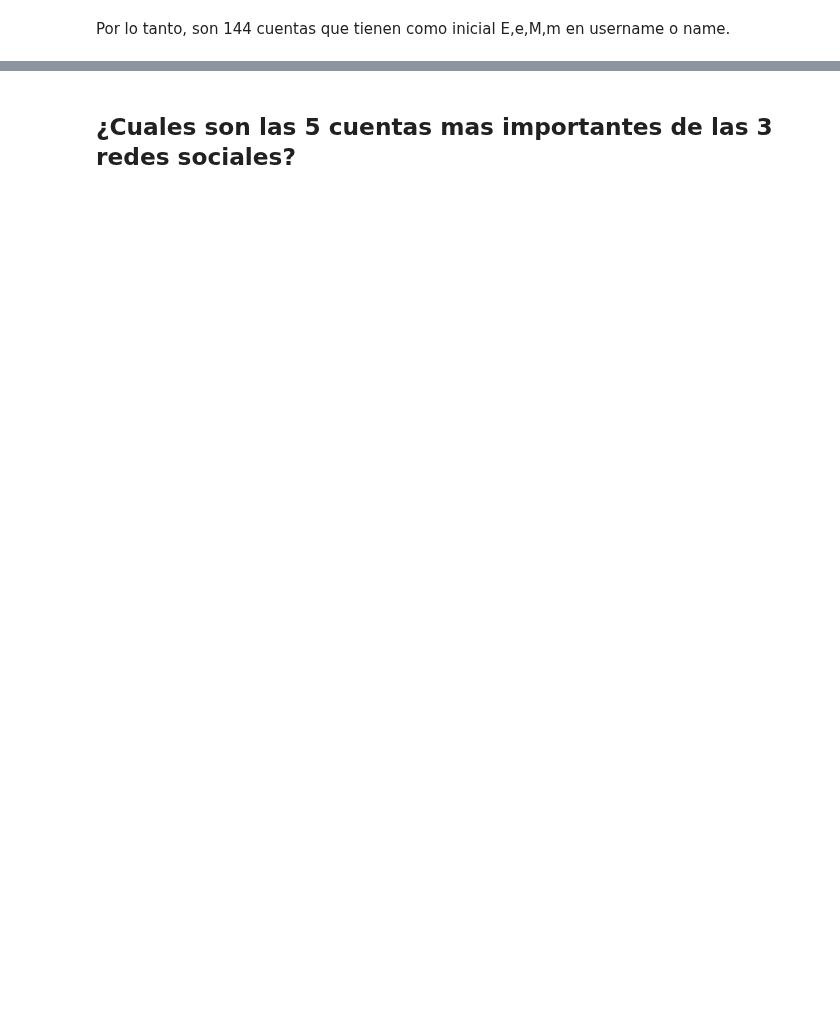
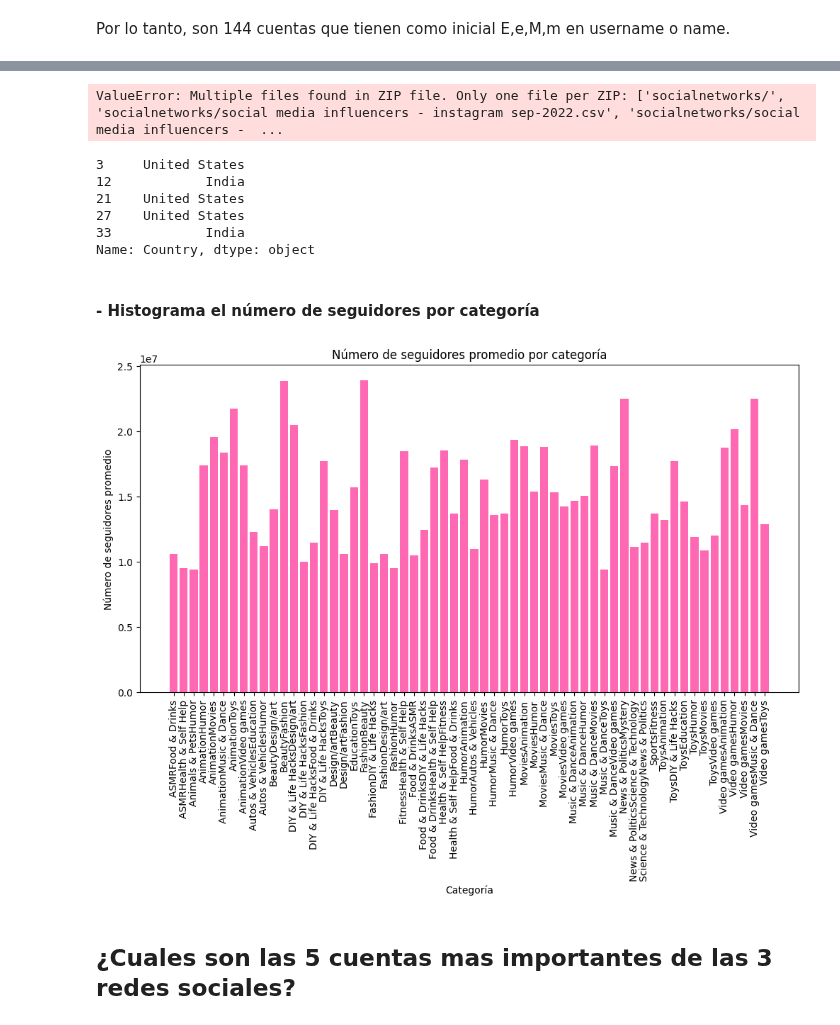
Before and after one commit to MonicaGonzalez30/CienciaDatosLasChicasSuperpoderosas, a Jupyter notebook: Proyectos/Unidad2/Redes_Sociales.ipynb, the cells around one changed output, grey strips where cells are left out. Cells and saved outputs as stored; diff of their text form; code cells hidden in the pictures; blank space fills up the shorter version.

```diff
--- a/Proyectos/Unidad2/Redes_Sociales.ipynb
+++ b/Proyectos/Unidad2/Redes_Sociales.ipynb
@@ -756,2 +892,75 @@ Por lo tanto, son 144 cuentas que tienen como inicial E,e,M,m en username o name
+# %%
+import glob
+import pandas as pd
+import re
+
+# Definir el patrón de búsqueda para los nombres de los archivos
+patron_archivo = r'^.*[yY][oO][uU][tT][uU][bB][eE].*$'
+
+# Obtener la lista de archivos de YouTube en el directorio actual
+archivos_youtube = glob.glob('*')
+
+# Lista para almacenar las categorías y países encontrados
+categorias = []
+paises = []
+
+# Iterar sobre cada archivo de YouTube
+for archivo in archivos_youtube:
+    # Leer el archivo CSV
+    df = pd.read_csv(archivo)
+
+    # Buscar las columnas de categoría y obtener sus valores únicos
+    for columna in df.columns:
+        if re.match(r'^[cC]ategory[1-3]$', columna):
+            categorias.extend(df[columna].dropna().unique())
+
+    # Obtener la columna de país y sus valores únicos
+    if 'Country' in df.columns:
+        paises.extend(df['Country'].dropna().unique())
+
+# Eliminar duplicados y ordenar las categorías y países
+categorias = sorted(set(categorias))
+paises = sorted(set(paises))
+
+# Crear la serie con las categorías y países
+serie_categorias = pd.Series(categorias)
+serie_paises = pd.Series(paises)
+
+# Mostrar la serie de categorías
+print("Categorías:")
+print(serie_categorias)
+
+# Mostrar la serie de países
+print("Países:")
+print(serie_paises)
+# %% [output]
+ValueError: Multiple files found in ZIP file. Only one file per ZIP: ['socialnetworks/', 'socialnetworks/social media influencers - instagram sep-2022.csv', 'socialnetworks/social media influencers -  ...
+# %%
+df_Youtube['Country'].head(5)
+# %% [output]
+3     United States
+12            India
+21    United States
+27    United States
+33            India
+Name: Country, dtype: object
+# %% [markdown]
+#### - Histograma el número de seguidores por categoría
+# %%
+# Primero combinamos las columnas de categoría en una sola columna
+df_Youtube['Category'] = df_Youtube['Category1'].fillna('') + df_Youtube['Category2'].fillna('')
+
+# Agrupamos los datos por categoría y luego se obtiene el promedio de suscriptores
+seguidores_por_categoria = df_Youtube.groupby('Category')['Subscribers'].mean()
+
+plt.figure(figsize=(12, 6))
+plt.bar(seguidores_por_categoria.index, seguidores_por_categoria.values, color='hotpink')
+plt.xlabel('Categoría')
+plt.ylabel('Número de seguidores promedio')
+plt.title('Número de seguidores promedio por categoría')
+plt.xticks(rotation=90)
+plt.show()
+# %% [output]
+[figure, added]
 # %% [markdown]
 ## ¿Cuales son las 5 cuentas mas importantes de las 3 redes sociales?
```
Also changed, not shown: parts of 16 cells of this notebook.
